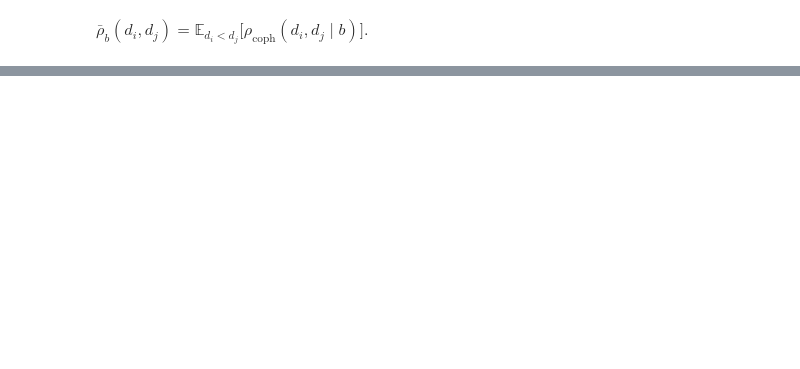
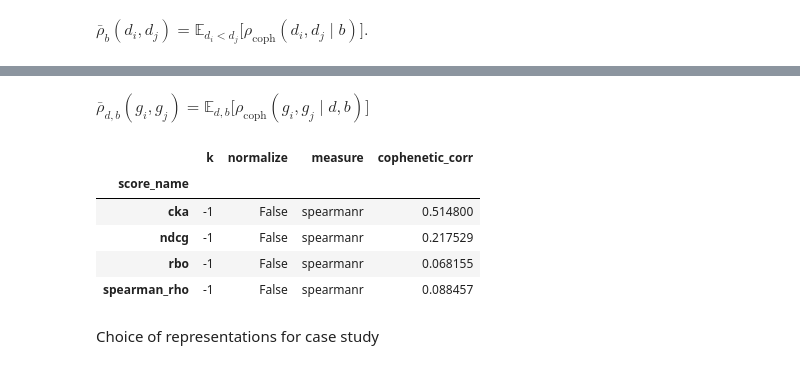
Before and after one commit to loris3/eemc, a Jupyter notebook: experiment_2.ipynb, the cells around one changed output, grey strips where cells are left out. Saved outputs shown, nothing was run; the diff lists cells and outputs as text; code cells hidden in the pictures; blank space fills up the shorter version.

Commit message:
selection strategy for case study

```diff
--- a/experiment_2.ipynb
+++ b/experiment_2.ipynb
@@ -210,0 +282,27 @@ corr_coph(df[(~df["normalize"]) & (df["score_name"].isin(scores_to_plot))], grou
+# %% [markdown]
+$\bar{\rho}_{d,b}(g_i, g_j)=\mathbb{E}_{d,b}\big[\rho_{\mathrm{coph}}(g_i, g_j \mid d,b)\big]$
+# %%
+
+
+df_cond = corr_coph(
+    df[(~df["normalize"]) & (df["score_name"].isin(scores_to_plot))],
+    group_by=["Experiment", "base_model"]
+)
+
+df_marginal = (
+        df_cond
+        .groupby(["score_name", "k", "normalize", "measure"])
+        .mean(numeric_only=True)
+        .reset_index()
+    ).set_index("score_name")
+
+df_marginal
+# %% [output]
+|  | k | normalize | measure | cophenetic_corr |
+| score_name |  |  |  |  |
+| cka | -1 | False | spearmanr | 0.514800 |
+| ndcg | -1 | False | spearmanr | 0.217529 |
+| rbo | -1 | False | spearmanr | 0.068155 |
+| spearman_rho | -1 | False | spearmanr | 0.088457 |
+# %% [markdown]
+Choice of representations for case study
```
Also changed, not shown: parts of 11 cells of this notebook, 4 other files.
